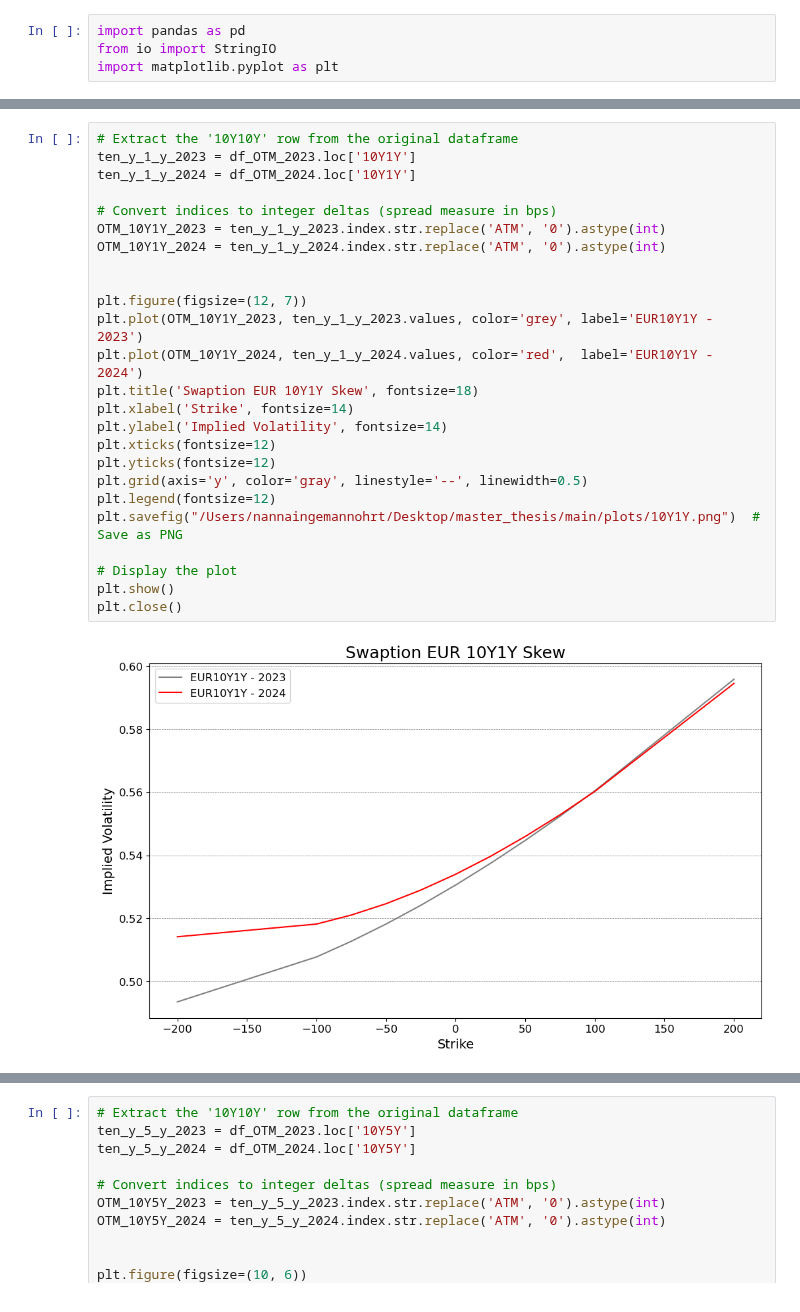
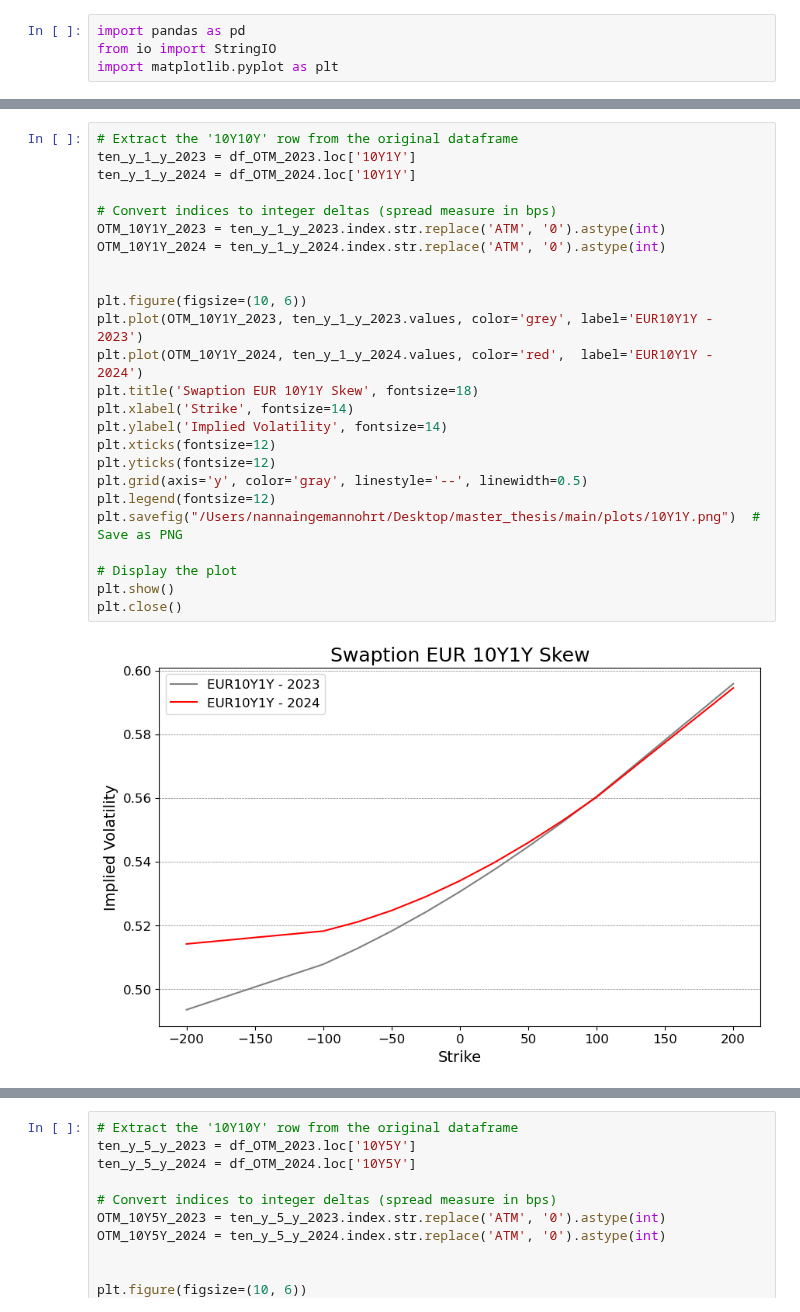
Before and after one commit to NannaOhrt/master_thesis, a Jupyter notebook: main/code/swaption_skew.ipynb, the cells around one changed output, grey strips where cells are left out. Saved outputs shown, nothing was run; the diff lists cells and outputs as text.

```diff
--- a/main/code/swaption_skew.ipynb
+++ b/main/code/swaption_skew.ipynb
@@ -77,30 +77,30 @@ df_OTM_2023
 # %%
 # Extract the '10Y10Y' row from the original dataframe
 ten_y_1_y_2023 = df_OTM_2023.loc['10Y1Y']
 ten_y_1_y_2024 = df_OTM_2024.loc['10Y1Y']
 
 # Convert indices to integer deltas (spread measure in bps)
 OTM_10Y1Y_2023 = ten_y_1_y_2023.index.str.replace('ATM', '0').astype(int)
 OTM_10Y1Y_2024 = ten_y_1_y_2024.index.str.replace('ATM', '0').astype(int)
 
 
-plt.figure(figsize=(12, 7))
+plt.figure(figsize=(10, 6))
 plt.plot(OTM_10Y1Y_2023, ten_y_1_y_2023.values, color='grey', label='EUR10Y1Y - 2023')
 plt.plot(OTM_10Y1Y_2024, ten_y_1_y_2024.values, color='red',  label='EUR10Y1Y - 2024')
 plt.title('Swaption EUR 10Y1Y Skew', fontsize=18)
 plt.xlabel('Strike', fontsize=14)
 plt.ylabel('Implied Volatility', fontsize=14)
 plt.xticks(fontsize=12)
 plt.yticks(fontsize=12)
 plt.grid(axis='y', color='gray', linestyle='--', linewidth=0.5)
 plt.legend(fontsize=12)
 plt.savefig("/Users/nannaingemannohrt/Desktop/master_thesis/main/plots/10Y1Y.png")  # Save as PNG
 
 # Display the plot
 plt.show()
 plt.close()
 # %% [output]
-[figure, old version]
+[figure, new version]
 # %%
 # Extract the '10Y10Y' row from the original dataframe
 ten_y_2_y_2023 = df_OTM_2023.loc['10Y2Y']
```
Also changed, not shown: parts of 3 cells of this notebook, 4 other files.
